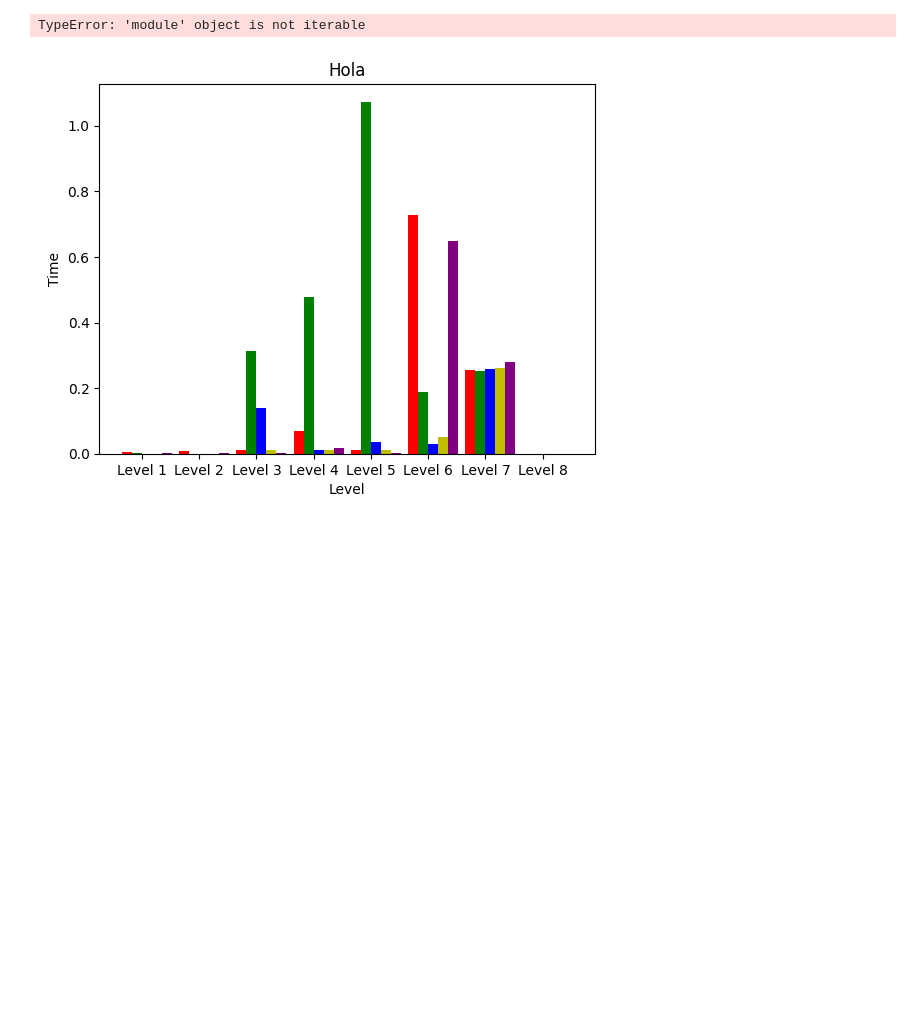
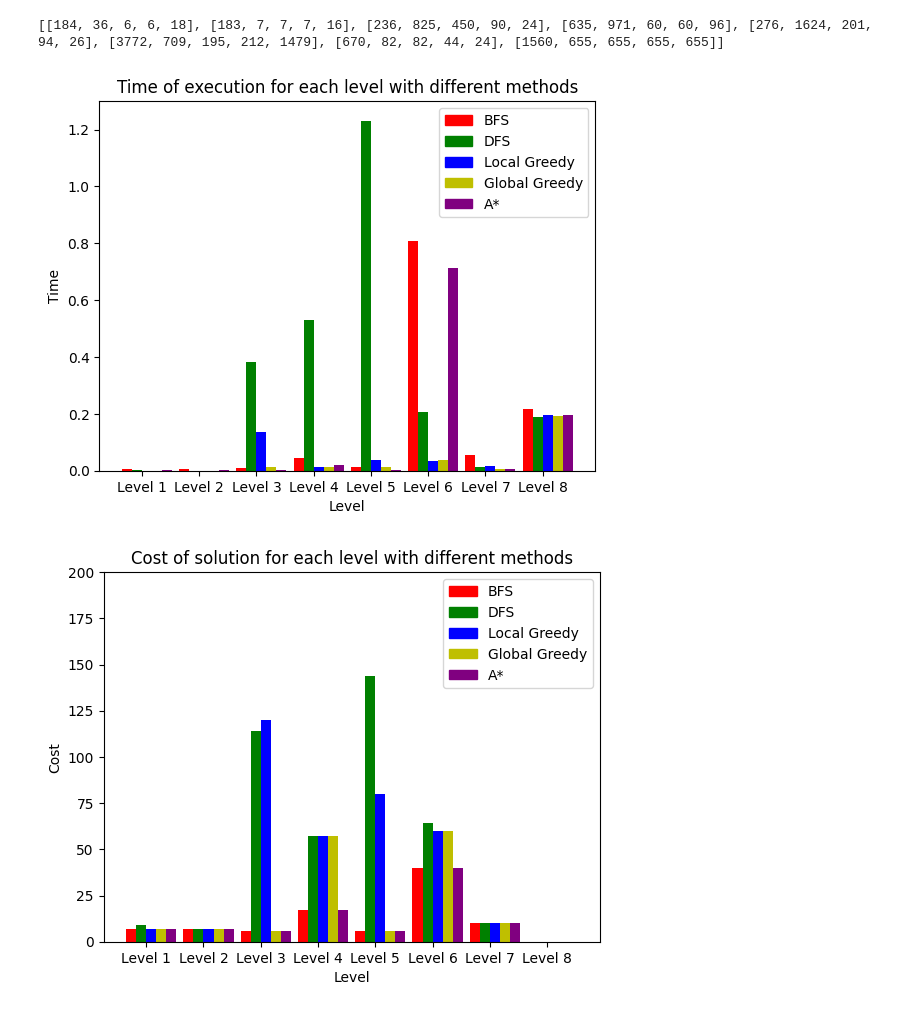
Before and after one commit to motegui/SIA-TP-S, a Jupyter notebook: TP1/TP1.ipynb, the cells around one changed output. Cells and saved outputs as stored; diff of their text form; code cells hidden in the pictures; blank space fills up the shorter version.

```diff
--- a/TP1/TP1.ipynb
+++ b/TP1/TP1.ipynb
@@ -1,10 +1,12 @@
 # %%
+from TP1.utils import heuristics
 from TP1.utils.process_map import process_map, read_file
-from TP1.utils.graph_utils import barGraphGroupedPercent
-from TP1.utils.heuristics import manhattan_heuristic
+from TP1.utils.graph_utils import *
+from TP1.utils.heuristics import *
 from TP1.utils.algorithms_utils import generate_children_sokoban
 from TP1.utils.algorithms import bfs, dfs, global_greedy, local_greedy, astar
 import time
+import numpy as np
 
 uninformed_methods = [bfs, dfs]
 informed_methods = [local_greedy, global_greedy, astar]
@@ -16,35 +18,46 @@ for i in range(1, 9):
     level_time = []
     level_cost = []
     level_borders = []
     level_expanded = []
     state,start =process_map(read_file("./Levels/level" + str(i) + ".txt"))
 
     for method in uninformed_methods:
         start_time = time.time()
         response = method(state, start, generate_children_sokoban)
         level_time.append(time.time() - start_time)
-        level_cost.append(response["cost"])
+        if response["status"] == "Failure":
+            level_cost.append(0)
+        else:
+            level_cost.append(response["cost"])
         level_borders.append(response["border"])
         level_expanded.append(response["expanded_nodes"])
     for method in informed_methods:
         start_time = time.time()
         response = method(state, start, generate_children_sokoban, manhattan_heuristic)
         level_time.append(time.time() - start_time)
-        level_cost.append(response["cost"])
+        if response["status"] == "Failure":
+            level_cost.append(0)
+        else:
+            level_cost.append(response["cost"])
         level_borders.append(response["border"])
         level_expanded.append(response["expanded_nodes"])
     data_time.append(level_time)
     cost.append(level_cost)
     border_nodes.append(level_borders)
     expanded_nodes.append(level_expanded)
 
 groupLabels = ["Level " + str(i) for i in range(1, 9)]
 barLabels = ["BFS", "DFS", "Local Greedy", "Global Greedy", "A*"]
 xLabel = "Level"
 colors = ['r', 'g', 'b', 'y', 'purple']
 
+print(expanded_nodes)
 #Time graph
-barGraphGroupedPercent(data_time, 0, 2, groupLabels, barLabels, colors, xLabel, "Time", "Hola")
+level_methods_bar_graph(data_time, 0, 1.3, groupLabels, barLabels, colors, xLabel, "Time (seconds)", "Time of execution for each level with different methods")
+level_methods_bar_graph(cost, 0, 200, groupLabels, barLabels, colors, xLabel, "Cost", "Cost of solution for each level with different methods")
+level_methods_bar_graph(border_nodes, 0, 200, groupLabels, barLabels, colors, xLabel, "Border Nodes", "Border nodes for each level with different methods")
+level_methods_bar_graph(expanded_nodes, 0, 4000, groupLabels, barLabels, colors, xLabel, "Expanded Nodes", "Expanded nodes for each level with different methods")
 # %% [output]
-TypeError: 'module' object is not iterable
+[[184, 36, 6, 6, 18], [183, 7, 7, 7, 16], [236, 825, 450, 90, 24], [635, 971, 60, 60, 96], [276, 1624, 201, 94, 26], [3772, 709, 195, 212, 1479], [670, 82, 82, 44, 24], [1560, 655, 655, 655, 655]]
-[figure, old version]
+[figure, new version]
+[figure, added]
```
Also changed, not shown: parts of 3 cells of this notebook, 8 other files.
